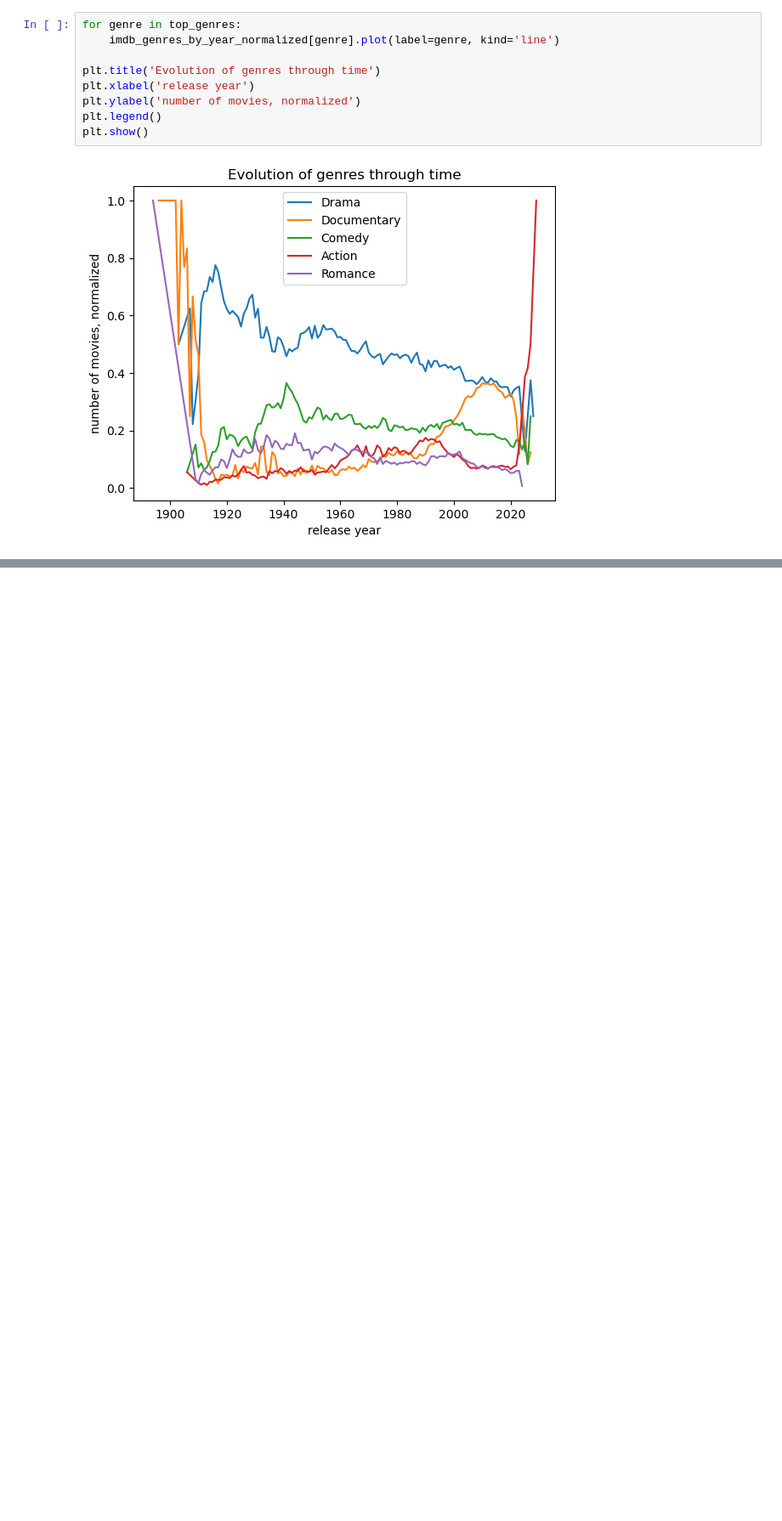
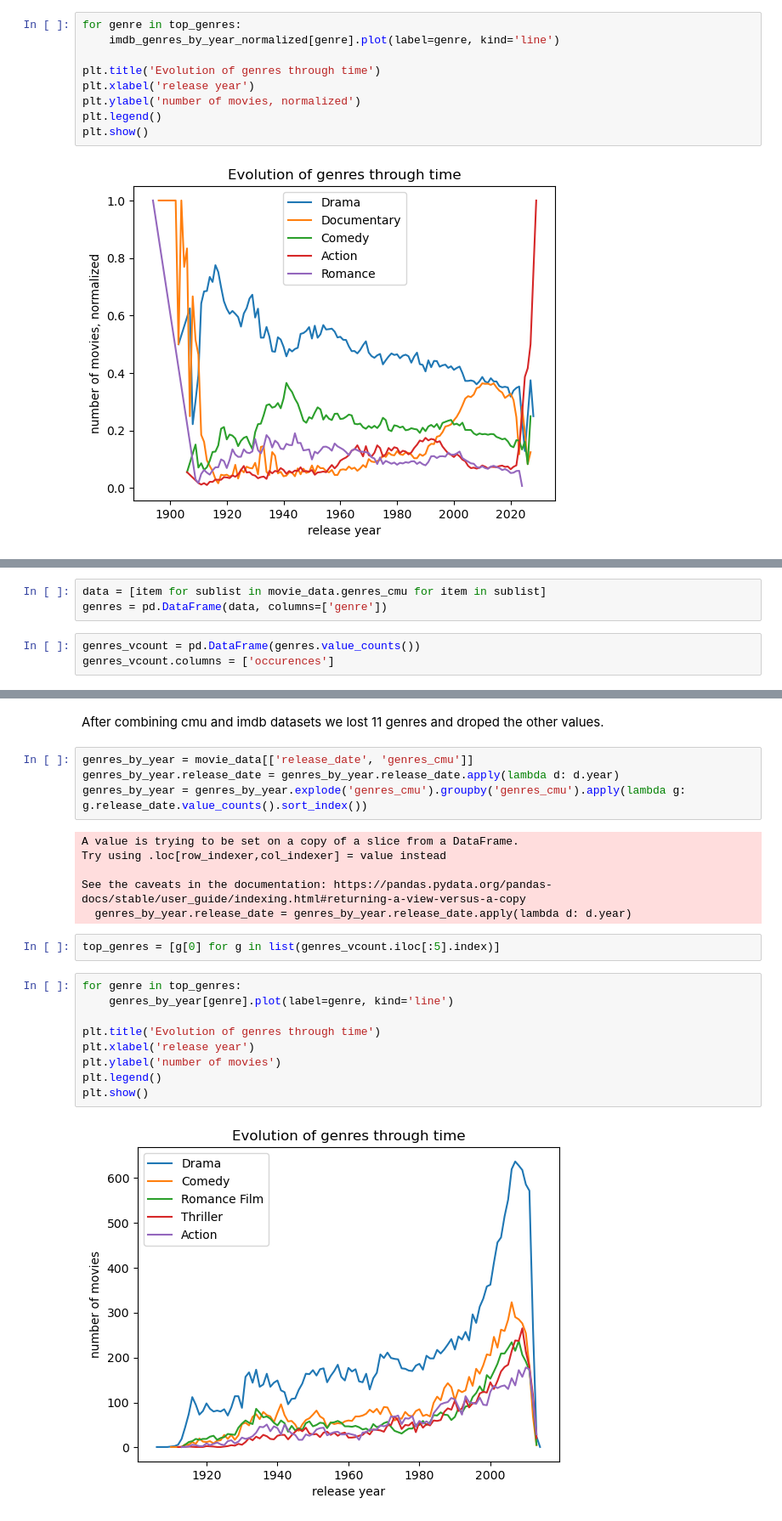
Before and after one commit to epfl-ada/ada-2022-project-tacocat, a Jupyter notebook: src/eda.ipynb, the cells around one changed output, grey strips where cells are left out. Shown at 85% size. Cells and saved outputs as stored; diff of their text form; blank space fills up the shorter version.

Commit message:
finish genre eda

```diff
--- a/src/eda.ipynb
+++ b/src/eda.ipynb
@@ -416,0 +424,6 @@ plt.show()
+# %%
+data = [item for sublist in movie_data.genres_cmu for item in sublist]
+genres = pd.DataFrame(data, columns=['genre'])
+# %%
+genres_vcount = pd.DataFrame(genres.value_counts())
+genres_vcount.columns = ['occurences']
@@ -416,0 +442,25 @@ plt.show()
+# %% [markdown]
+After combining cmu and imdb datasets we lost 11 genres and droped the other values.
+# %%
+genres_by_year = movie_data[['release_date', 'genres_cmu']]
+genres_by_year.release_date = genres_by_year.release_date.apply(lambda d: d.year)
+genres_by_year = genres_by_year.explode('genres_cmu').groupby('genres_cmu').apply(lambda g: g.release_date.value_counts().sort_index())
+# %% [output]
+A value is trying to be set on a copy of a slice from a DataFrame.
+Try using .loc[row_indexer,col_indexer] = value instead
+
+See the caveats in the documentation: https://pandas.pydata.org/pandas-docs/stable/user_guide/indexing.html#returning-a-view-versus-a-copy
+  genres_by_year.release_date = genres_by_year.release_date.apply(lambda d: d.year)
+# %%
+top_genres = [g[0] for g in list(genres_vcount.iloc[:5].index)]
+# %%
+for genre in top_genres:
+    genres_by_year[genre].plot(label=genre, kind='line')
+
+plt.title('Evolution of genres through time')
+plt.xlabel('release year')
+plt.ylabel('number of movies')
+plt.legend()
+plt.show()
+# %% [output]
+[figure, added]
```
Also changed, not shown: parts of 43 cells of this notebook, 1 other file.
